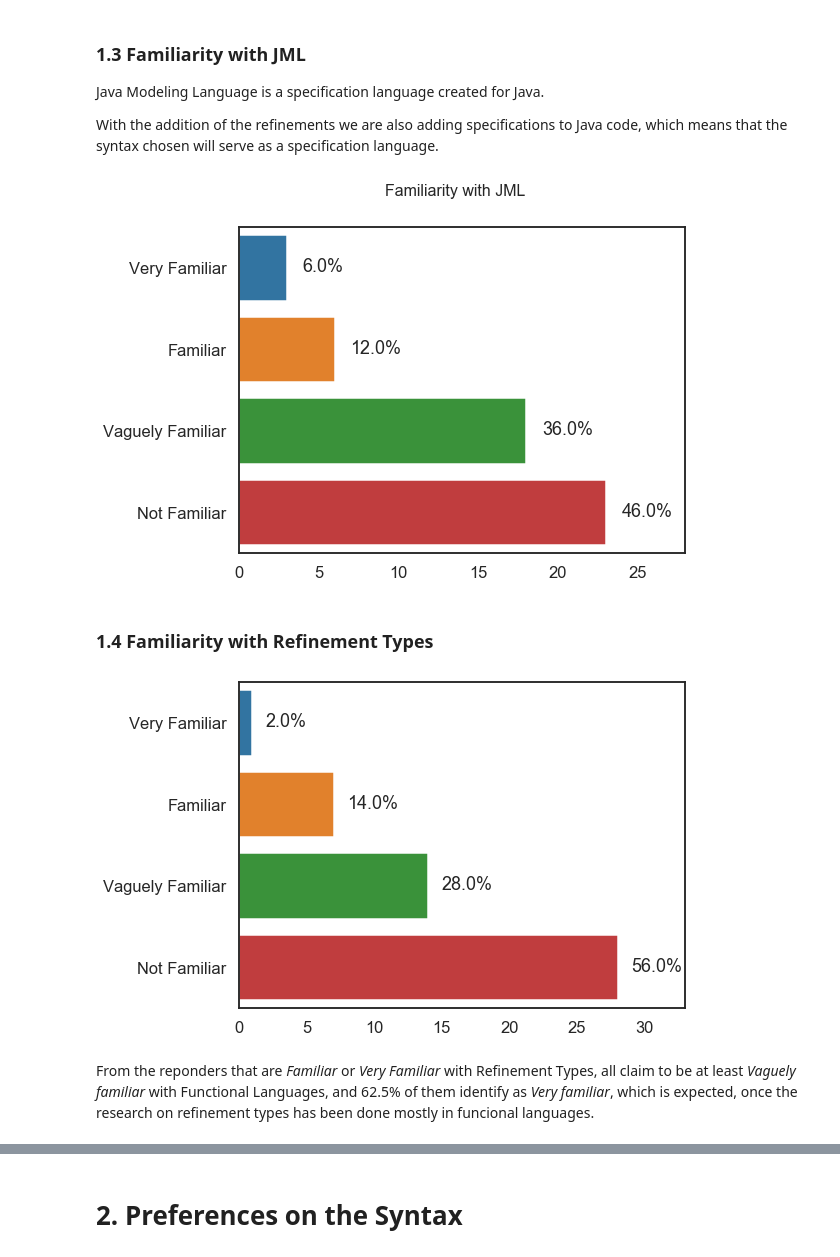
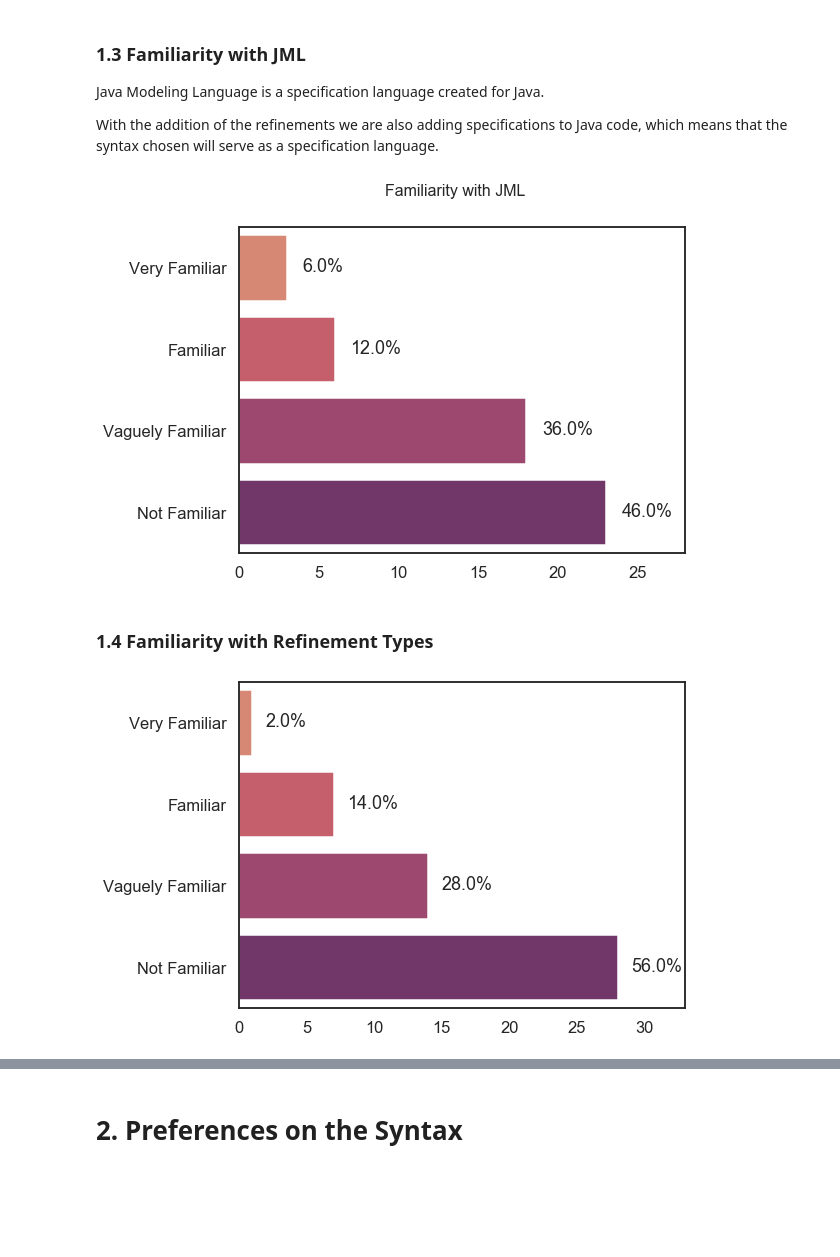
Before and after one commit to CatarinaGamboa/liquidjava, a Jupyter notebook: syntax_survey/analysis.ipynb, the cells around one changed output, grey strips where cells are left out. Saved outputs shown, nothing was run; the diff lists cells and outputs as text; code cells hidden in the pictures; blank space fills up the shorter version.

```diff
--- a/syntax_survey/analysis.ipynb
+++ b/syntax_survey/analysis.ipynb
@@ -152,14 +170,12 @@ Java Modeling Language is a specification language created for Java.
 
 With the addition of the refinements we are also adding specifications to Java code, which means that the syntax chosen will serve as a specification language.
 # %%
-horizontalBarsPlot("Familiarity with JML", answers_pd, fJML, palette="tab10", percentage=True)
+horizontalBarsPlot("Familiarity with JML", answers_pd, fJML, palette="flare", percentage=True)
 # %% [output]
-[figure, old version]
+[figure, new version]
 # %% [markdown]
 ### 1.4 Familiarity with Refinement Types
 # %%
-horizontalBarsPlot("", answers_pd, fRefs, palette="tab10", percentage=True)
+horizontalBarsPlot("", answers_pd, fRefs, palette="flare", percentage=True)
 # %% [output]
-[figure, old version]
+[figure, new version]
-# %% [markdown]
-From the reponders that are *Familiar* or *Very Familiar* with Refinement Types, all claim to be at least *Vaguely familiar* with Functional Languages, and 62.5% of them identify as *Very familiar*, which is expected, once the research on refinement types has been done mostly in funcional languages.
```
Also changed, not shown: parts of 19 cells of this notebook, 1 other file.
